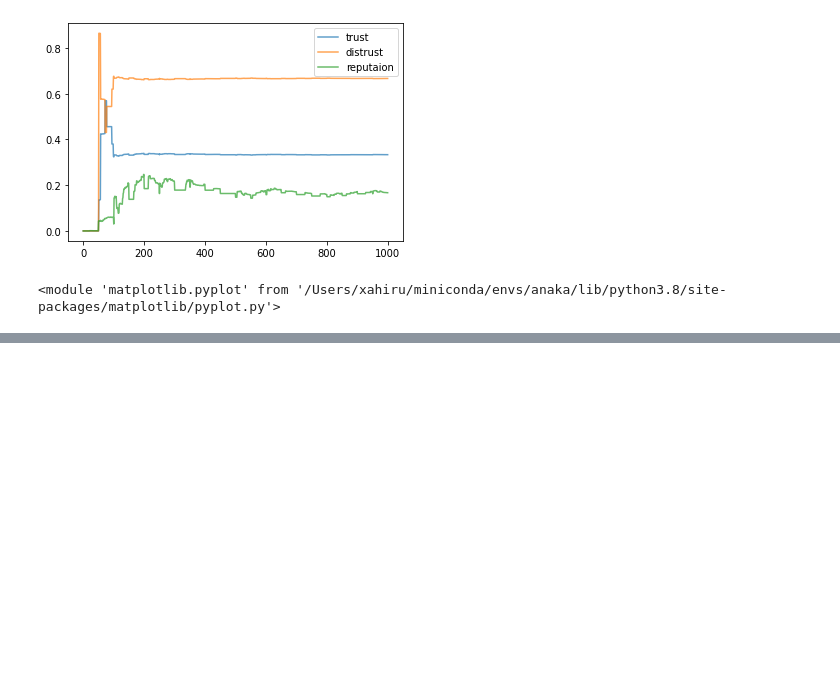
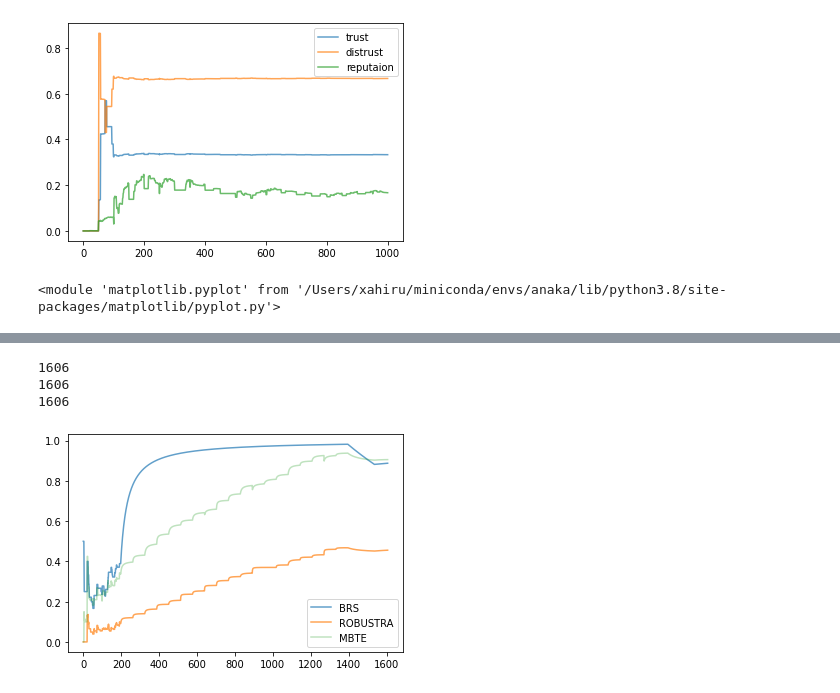
Before and after one commit to xahiru/robustra, a Jupyter notebook: agentbasedexp_cleansim2.ipynb, the cells around one changed output, grey strips where cells are left out. Drawn from its saved outputs; the diff is of its cells as text; code cells hidden in the pictures; blank space fills up the shorter version.

```diff
--- a/agentbasedexp_cleansim2.ipynb
+++ b/agentbasedexp_cleansim2.ipynb
@@ -1184,0 +1233,7 @@ exp4.plot_trust(101,204, dlen=1000, start=0)
+# %%
+exp5.plot(100,204)
+# %% [output]
+1606
+1606
+1606
+[figure, added]
```
Also changed, not shown: parts of 7 cells of this notebook.
